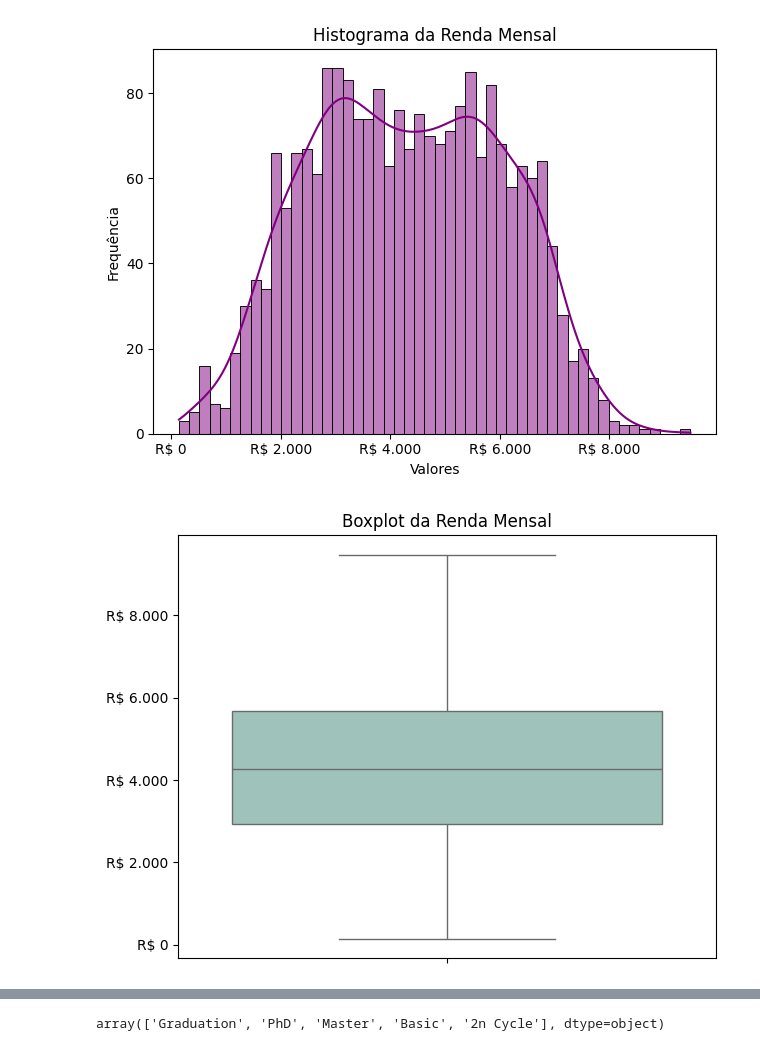
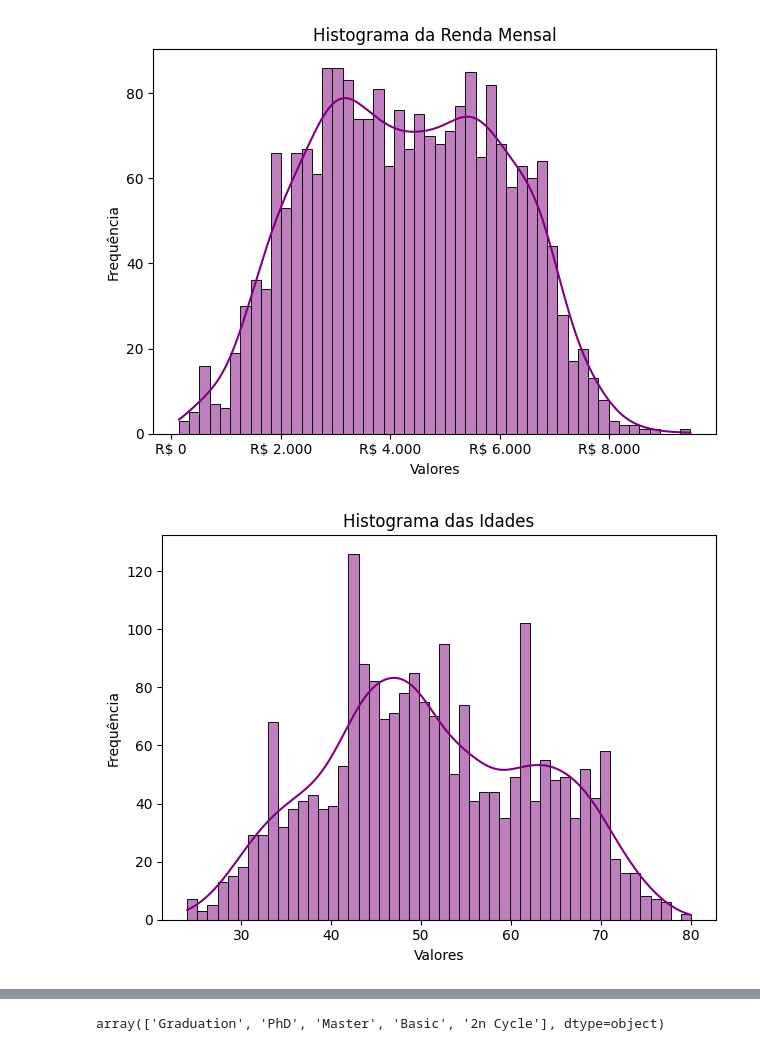
Before and after one commit to thais01fernandes/estat_analises, a Jupyter notebook: descritiva/analise_ifood.ipynb, the cells around one changed output, grey strips where cells are left out. Drawn from its saved outputs; the diff is of its cells as text; code cells hidden in the pictures.

```diff
--- a/descritiva/analise_ifood.ipynb
+++ b/descritiva/analise_ifood.ipynb
@@ -87,8 +137,6 @@ Número de linhas duplicadas: 0
 <font color = #99c9bd> **Entendendo Melhor o Perfil do Cliente**
 # %%
 # Qual é a distribuicao de salarios?
-
-dados['renda_mensal'] = dados['Income'] / 12
 
 # funcao para formatar em reais o dado de renda
 
@@ -111,17 +159,19 @@ plt.tight_layout()
 plt.show()
 # %% [output]
 [figure]
-# %%
-# boxplot da renda
-
-sn.boxplot( y = "renda_mensal", data = dados, linewidth=1, color = '#99c9bd')
-plt.ylabel('')
-plt.title('Boxplot da Renda Mensal')
-
-plt.gca().yaxis.set_major_formatter(FuncFormatter(formatar_em_reais))
-
-# Exibindo o gráfico
-plt.tight_layout()
-plt.show()
-# %% [output]
-[figure, removed]
+# %%
+# Qual é a distribuicao das idades?
+
+
+# Criando o histograma com Seaborn
+sn.histplot(dados['Age'], bins = 50, kde='TRUE', color= 'purple')
+
+plt.title('Histograma das Idades')
+plt.xlabel('Valores')
+plt.ylabel('Frequência')
+
+# Exibindo o gráfico
+plt.tight_layout()
+plt.show()
+# %% [output]
+[figure, added]
```
Also changed, not shown: parts of 21 cells of this notebook, 1 other file.
